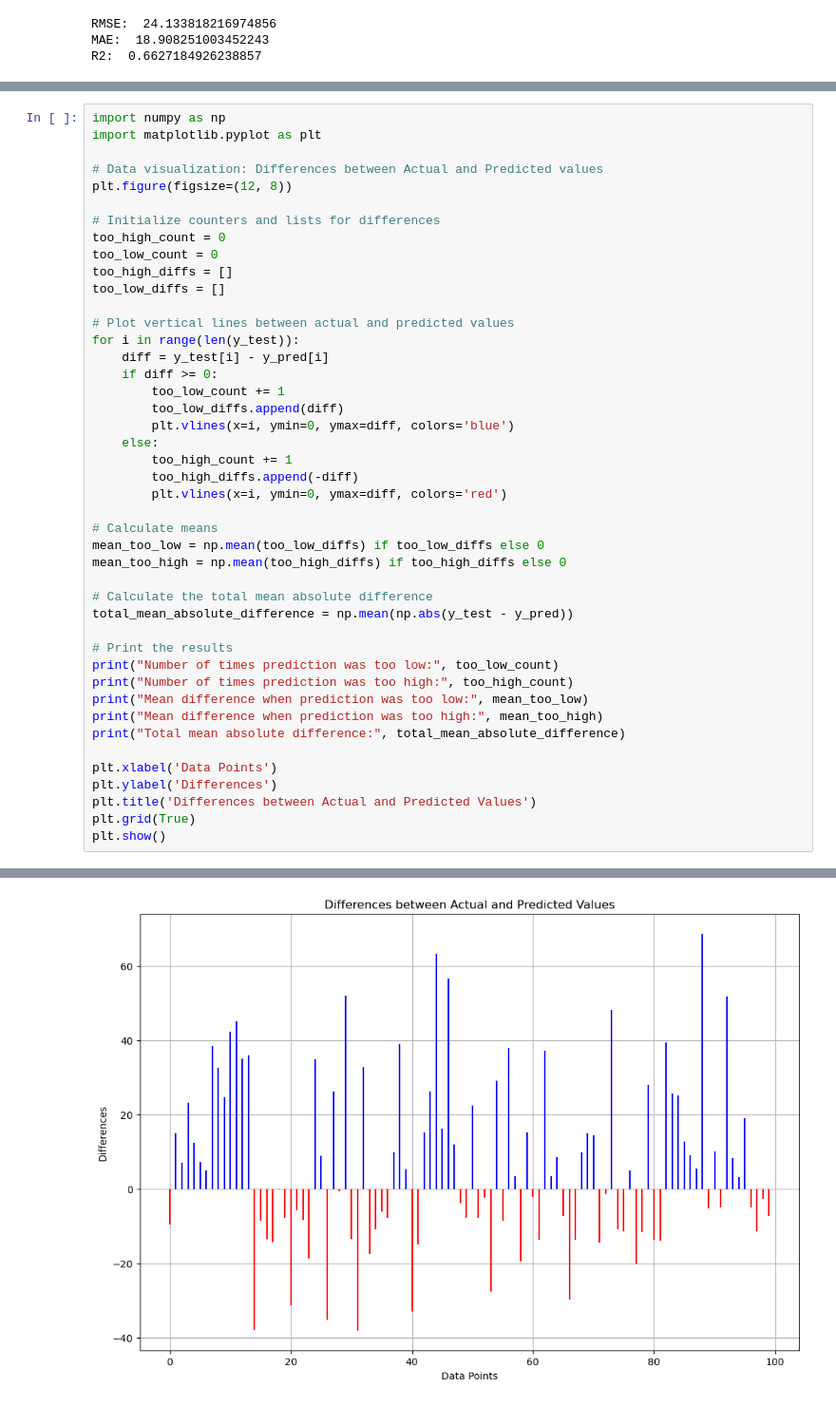
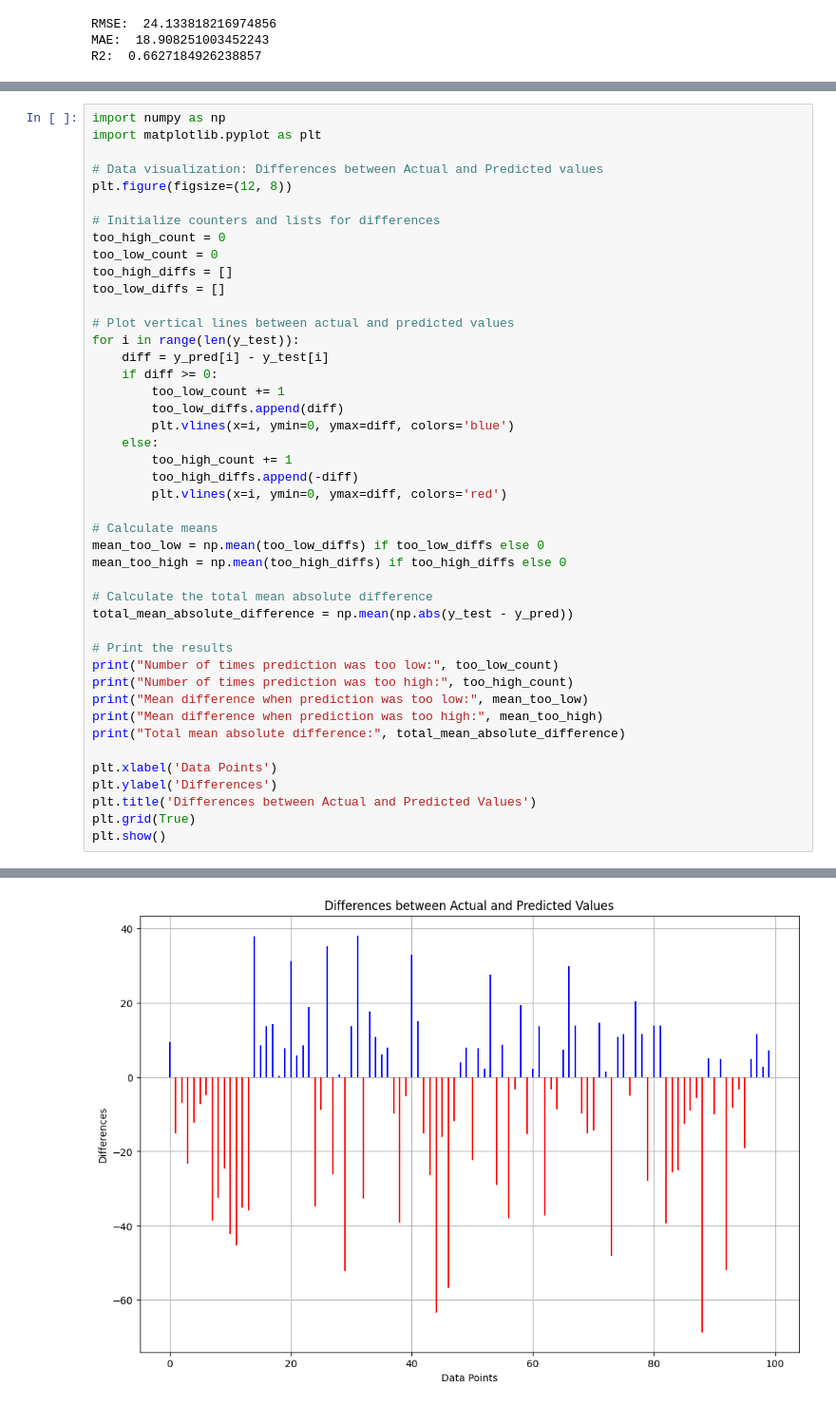
Before and after one commit to NechZ/Predictive-Maintenance, a Jupyter notebook: Engine-Predictive-Maintenance.ipynb, the cells around one changed output, grey strips where cells are left out. Shown at 95% size. Cells and saved outputs as stored; diff of their text form.

```diff
--- a/Engine-Predictive-Maintenance.ipynb
+++ b/Engine-Predictive-Maintenance.ipynb
@@ -350,7 +350,7 @@ too_low_diffs = []
 
 # Plot vertical lines between actual and predicted values
 for i in range(len(y_test)):
-    diff = y_test[i] - y_pred[i]
+    diff = y_pred[i] - y_test[i]
     if diff >= 0:
         too_low_count += 1
         too_low_diffs.append(diff)
@@ -387,2 +387,2 @@ Mean difference when prediction was too high: 13.012724857406772
 Total mean absolute difference: 18.908251003452243
-[figure, old version]
+[figure, new version]
```
Also changed, not shown: parts of 2 cells of this notebook.
